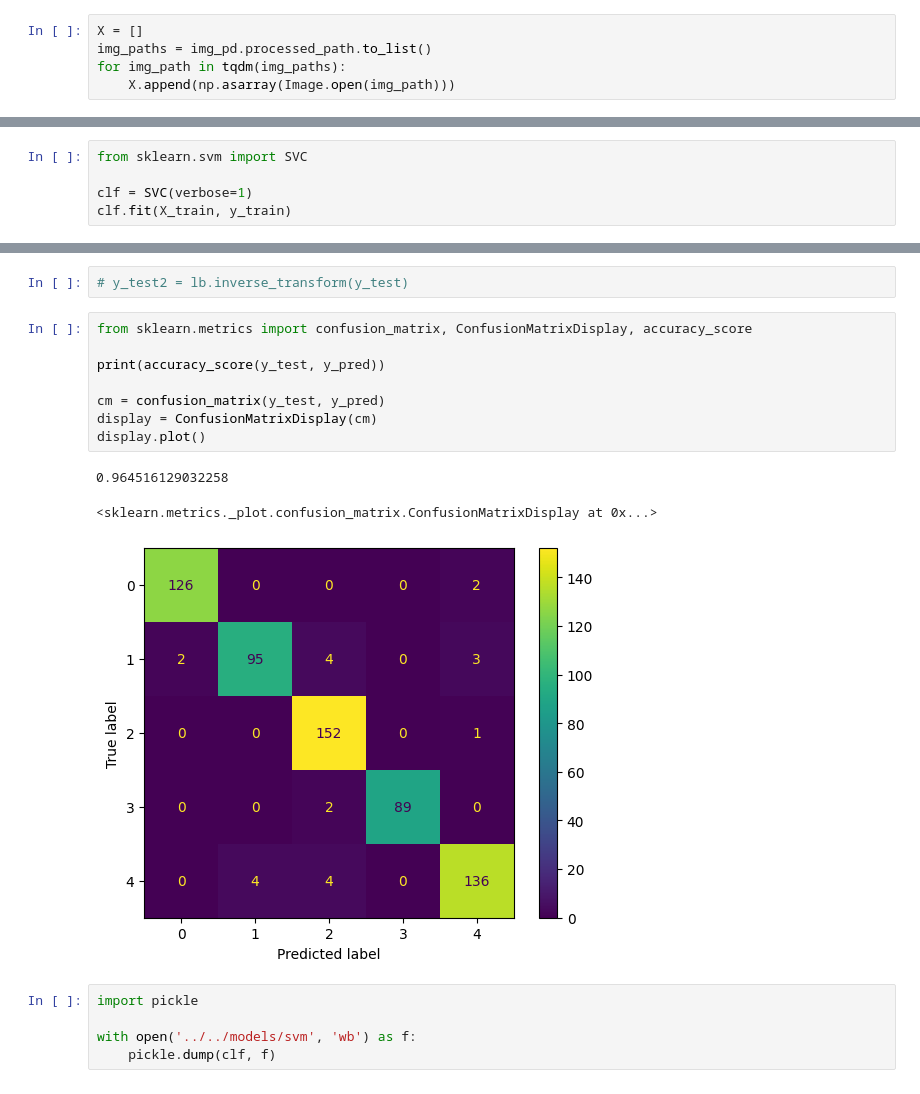
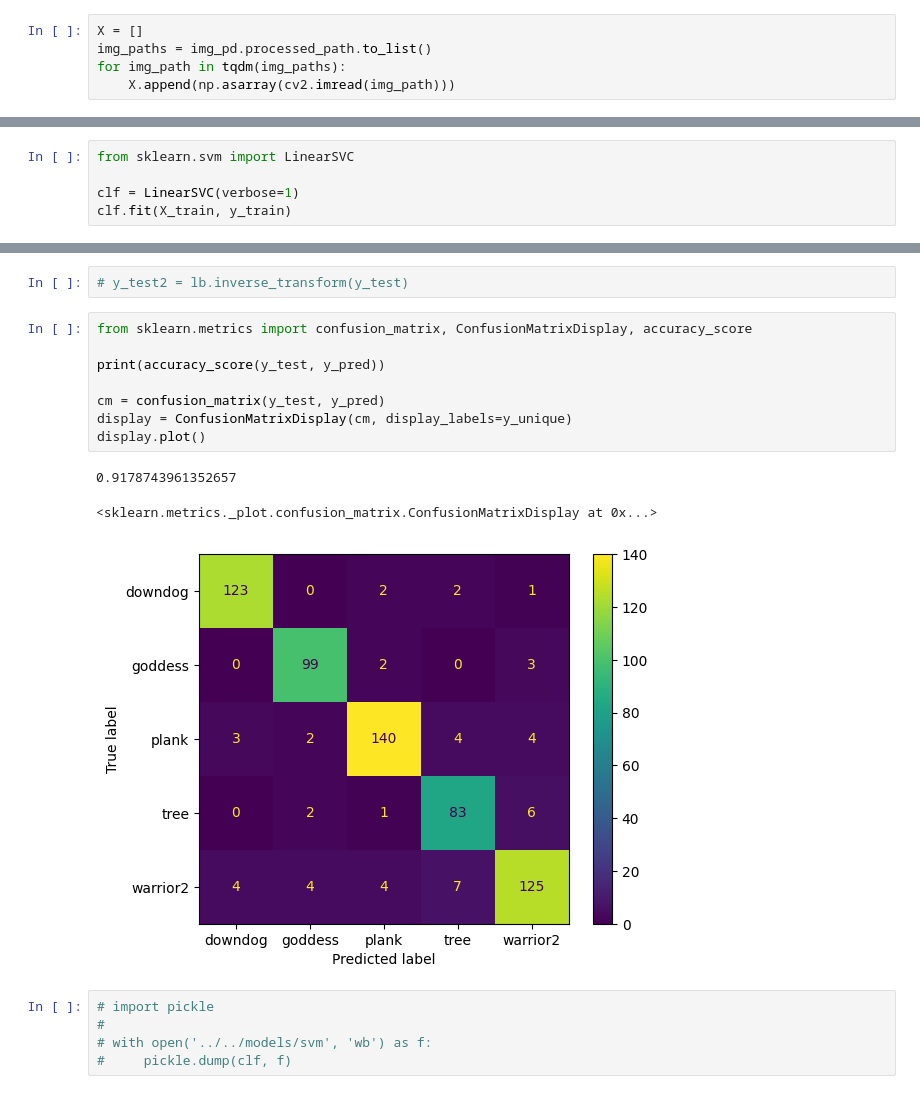
Before and after one commit to jakub-kowalik/analiza-obrazow-cyfrowych-projekt, a Jupyter notebook: src/notebooks/yoga_classifiers.ipynb, the cells around one changed output, grey strips where cells are left out. Drawn from its saved outputs; the diff is of its cells as text.

Commit message:
Working demo, svm and rf models, fixed image processing

```diff
--- a/src/notebooks/yoga_classifiers.ipynb
+++ b/src/notebooks/yoga_classifiers.ipynb
@@ -22,7 +24,7 @@ img_pd.head()
 X = []
 img_paths = img_pd.processed_path.to_list()
 for img_path in tqdm(img_paths):
-    X.append(np.asarray(Image.open(img_path)))
+    X.append(np.asarray(cv2.imread(img_path)))
 # %%
 y = img_pd['class'].to_list()
 # %%
@@ -75,6 +79,6 @@ X_train, X_test, y_train, y_test = train_test_split(X_hog, y, test_size=0.2, shu
 # %%
-from sklearn.svm import SVC
+from sklearn.svm import LinearSVC
 
-clf = SVC(verbose=1)
+clf = LinearSVC(verbose=1)
 clf.fit(X_train, y_train)
 # %% [output]
@@ -89,17 +93,17 @@ y_pred = clf.predict(X_test)
 # %%
 from sklearn.metrics import confusion_matrix, ConfusionMatrixDisplay, accuracy_score
 
 print(accuracy_score(y_test, y_pred))
 
 cm = confusion_matrix(y_test, y_pred)
-display = ConfusionMatrixDisplay(cm)
+display = ConfusionMatrixDisplay(cm, display_labels=y_unique)
 display.plot()
 # %% [output]
-0.964516129032258
+0.9178743961352657
 <sklearn.metrics._plot.confusion_matrix.ConfusionMatrixDisplay at 0x...>
-[figure, old version]
+[figure, new version]
 # %%
-import pickle
-
-with open('../../models/svm', 'wb') as f:
-    pickle.dump(clf, f)
+# import pickle
+#
+# with open('../../models/svm', 'wb') as f:
+#     pickle.dump(clf, f)
```
Also changed, not shown: parts of 12 cells of this notebook, 5 other files.
